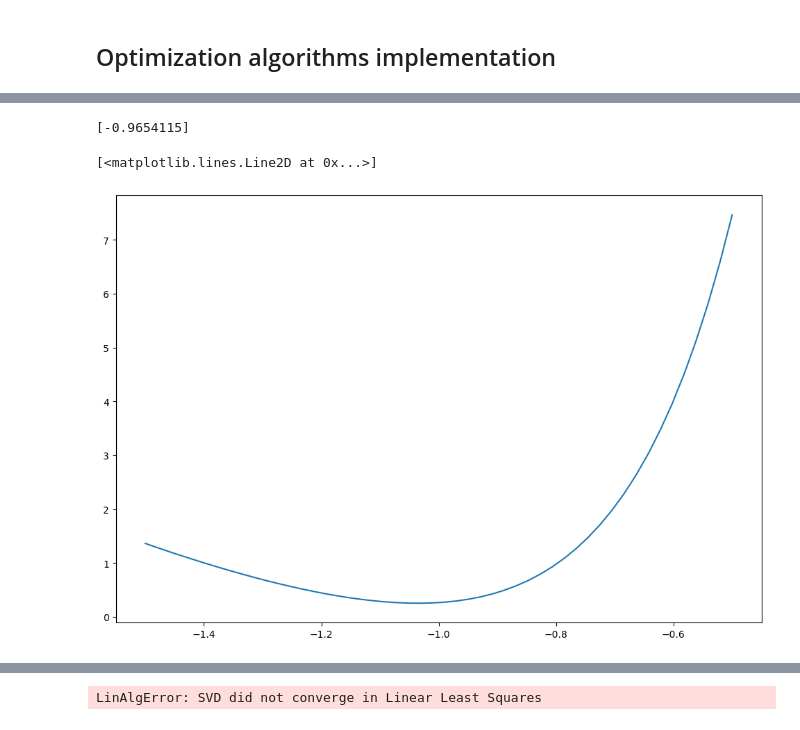
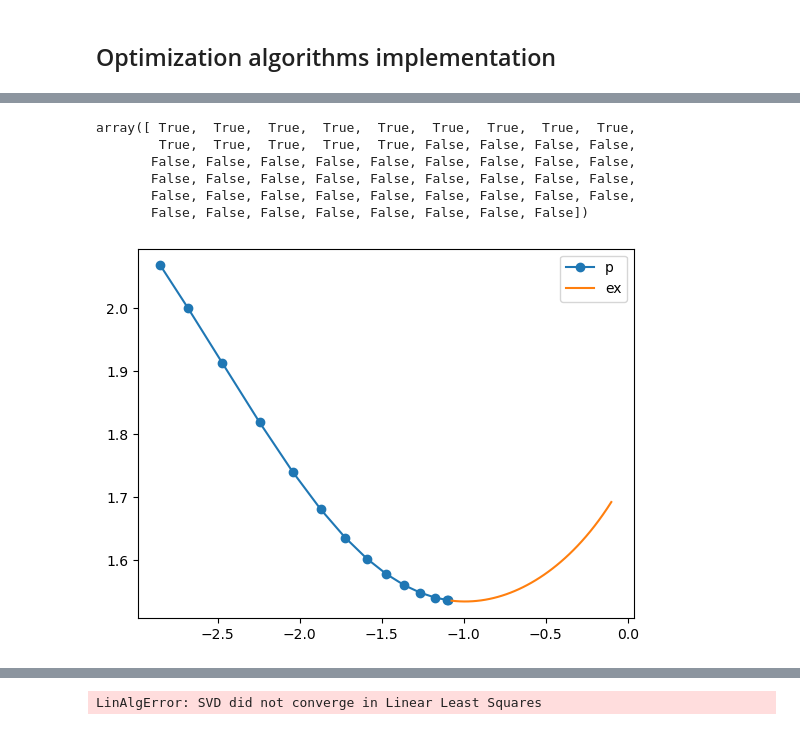
Before and after one commit to tabishhub/adam_d3s, a Jupyter notebook: SINDy_PDEs/Nonlinear_heat_1d.ipynb, the cells around one changed output, grey strips where cells are left out. Cells and saved outputs as stored; diff of their text form; code cells hidden in the pictures.

```diff
--- a/SINDy_PDEs/Nonlinear_heat_1d.ipynb
+++ b/SINDy_PDEs/Nonlinear_heat_1d.ipynb
@@ -97,4 +97,6 @@ print(hw)
 # %%
 # Adam
 
-w_adam, p_adam, f_vals_adam, f_vals_adam_p = opt_heat_pde.adam_decay(w_init, p_init, theta, Ut, lam, hw=0.1, hp=0.1, decay_rate=1, decay_steps=1)
+w_adam, p_adam, f_vals_adam, f_vals_adam_p, p_vals = opt_heat_pde.adam(w_init, p_init, theta, Ut, lam, hw=0.15, hp=0.15)
+
+#w_adam, p_adam, f_vals_adam, f_vals_adam_p, p_vals = opt_heat_pde.adam_decay(w_init, p_init, theta, Ut, lam, hw=0.08, hp=0.08, decay_rate=1, decay_steps=1)
@@ -134,24 +128,40 @@ u_t = (-0.088213 +0.000000i)exp(Xu)u_{x}^2
-# %%
-# The value of discovered parameter chi which is p in the code
-
-print(p_adam)
-# %% [output]
-[-0.9654115]
 # %%
 ##  Visualizing energy surface
+p_array = np.concatenate([np.array(p_vals).flatten(), np.linspace(-1.1, -0.1, 40)])
+cost_pde = np.zeros(len(p_array))
 
-list_chi = np.linspace(-1.5, -0.5, 50)
-cost_pde = []
+for i in range(len(p_array)):
+    R_n_exp = opt_heat_pde.build_new_theta(p_array[i], R)
+    #w = TrainSTRidge(R_n_exp, Ut, 1e-5, 0.8)
+    w_exp = opt_heat_pde.pde_sindy(R_n_exp, Ut, lam=1e-9)
+    c = opt_heat_pde.cost_pde_sindy(w_exp, p_array[i], R, Ut, lam=1e-3)
+    cost_pde[i] = c
 
-for i in range(len(list_chi)):
-    R_n_exp = opt_heat_pde.build_new_theta(list_chi[i], R)
-    #w = TrainSTRidge(R_n_exp, Ut, 1e-5, 0.8)
-    w_exp = opt_heat_pde.pde_sindy(R_n_exp, Ut, 1e-5, 0.04)
-    c = opt_heat_pde.cost_pde_sindy(w_exp, list_chi[i], R, Ut, lam=0)
-    cost_pde.append(c)
 
-# Plot
-plt.plot(list_chi, cost_pde)
+# for i in range(len(list_chi)):
+#     R_n_exp = opt_heat_pde.build_new_theta(list_chi[i], R)
+#     #w = TrainSTRidge(R_n_exp, Ut, 1e-5, 0.8)
+#     w_exp = opt_heat_pde.pde_sindy(R_n_exp, Ut, lam=1e-9)
+#     s = opt_heat_pde.cost_pde_sindy(w_exp, list_chi[i], R, Ut, lam=1e-3)
+#     cost_pde.append(s)
-# %% [output]
-[<matplotlib.lines.Line2D at 0x...>]
-[figure, removed]
+# %%
+LAST = np.array(p_vals).flatten()[-1]
+sep = p_array <= LAST
+sep
+# %% [output]
+array([ True,  True,  True,  True,  True,  True,  True,  True,  True,
+        True,  True,  True,  True,  True, False, False, False, False,
+       False, False, False, False, False, False, False, False, False,
+       False, False, False, False, False, False, False, False, False,
+       False, False, False, False, False, False, False, False, False,
+       False, False, False, False, False, False, False, False])
+# %%
+# Plot
+plt.figure()
+plt.plot(p_array[sep], cost_pde[sep], 'o-', label="p")
+plt.plot(p_array[~sep], cost_pde[~sep], label="ex")
+
+plt.legend()
+plt.show()
+# %% [output]
+[figure, added]
```
Also changed, not shown: parts of 11 cells of this notebook, 1 other file.
